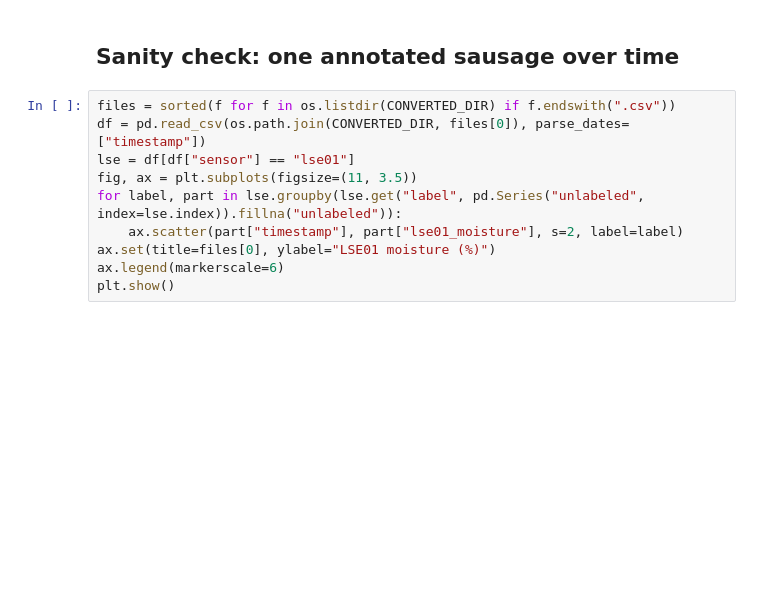
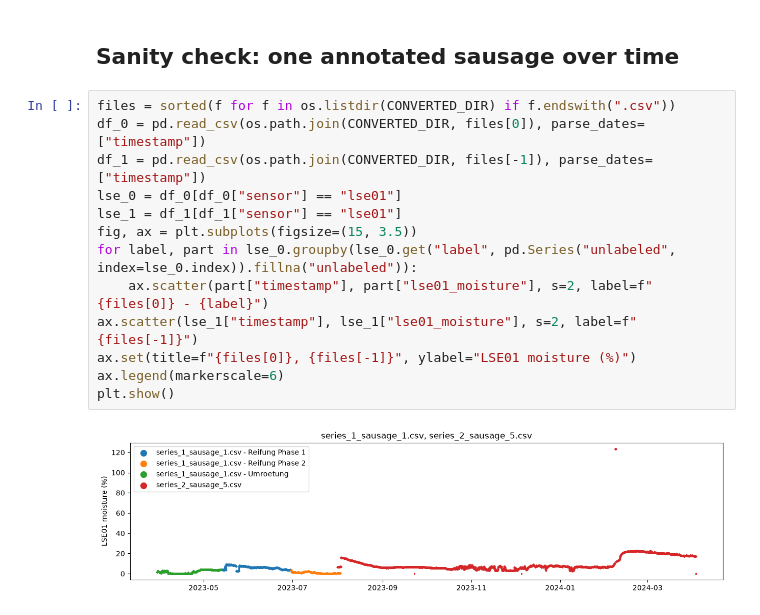
Before and after one commit to Liphip/masterproject-lorawan-demonstrator, a Jupyter notebook: notebooks/01_convert_raw_data.ipynb, the cells around one changed output. Drawn from its saved outputs; the diff is of its cells as text; blank space fills up the shorter version.

```diff
--- a/notebooks/01_convert_raw_data.ipynb
+++ b/notebooks/01_convert_raw_data.ipynb
@@ -25,11 +49,16 @@ summary
 ## Sanity check: one annotated sausage over time
 # %%
 files = sorted(f for f in os.listdir(CONVERTED_DIR) if f.endswith(".csv"))
-df = pd.read_csv(os.path.join(CONVERTED_DIR, files[0]), parse_dates=["timestamp"])
-lse = df[df["sensor"] == "lse01"]
-fig, ax = plt.subplots(figsize=(11, 3.5))
-for label, part in lse.groupby(lse.get("label", pd.Series("unlabeled", index=lse.index)).fillna("unlabeled")):
-    ax.scatter(part["timestamp"], part["lse01_moisture"], s=2, label=label)
-ax.set(title=files[0], ylabel="LSE01 moisture (%)")
+df_0 = pd.read_csv(os.path.join(CONVERTED_DIR, files[0]), parse_dates=["timestamp"])
+df_1 = pd.read_csv(os.path.join(CONVERTED_DIR, files[-1]), parse_dates=["timestamp"])
+lse_0 = df_0[df_0["sensor"] == "lse01"]
+lse_1 = df_1[df_1["sensor"] == "lse01"]
+fig, ax = plt.subplots(figsize=(15, 3.5))
+for label, part in lse_0.groupby(lse_0.get("label", pd.Series("unlabeled", index=lse_0.index)).fillna("unlabeled")):
+    ax.scatter(part["timestamp"], part["lse01_moisture"], s=2, label=f"{files[0]} - {label}")
+ax.scatter(lse_1["timestamp"], lse_1["lse01_moisture"], s=2, label=f"{files[-1]}")
+ax.set(title=f"{files[0]}, {files[-1]}", ylabel="LSE01 moisture (%)")
 ax.legend(markerscale=6)
 plt.show()
+# %% [output]
+[figure, added]
```
Also changed, not shown: parts of 1 cell of this notebook, 51 other files.
